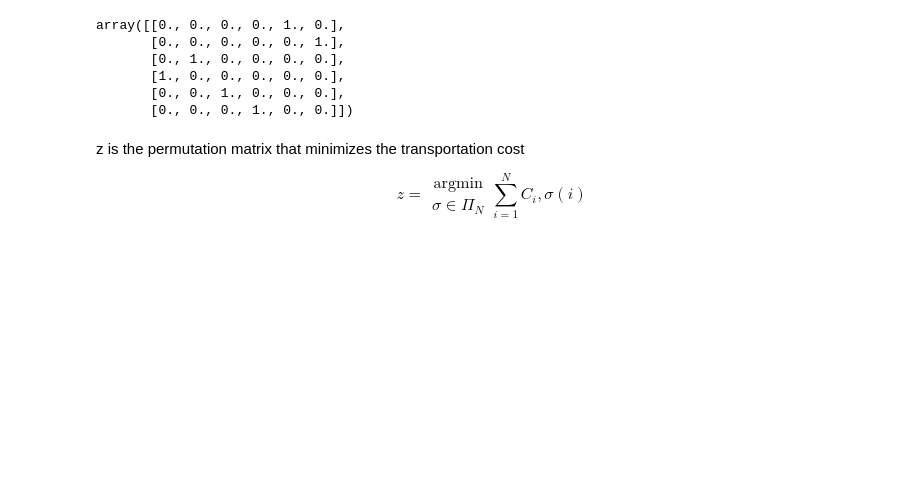
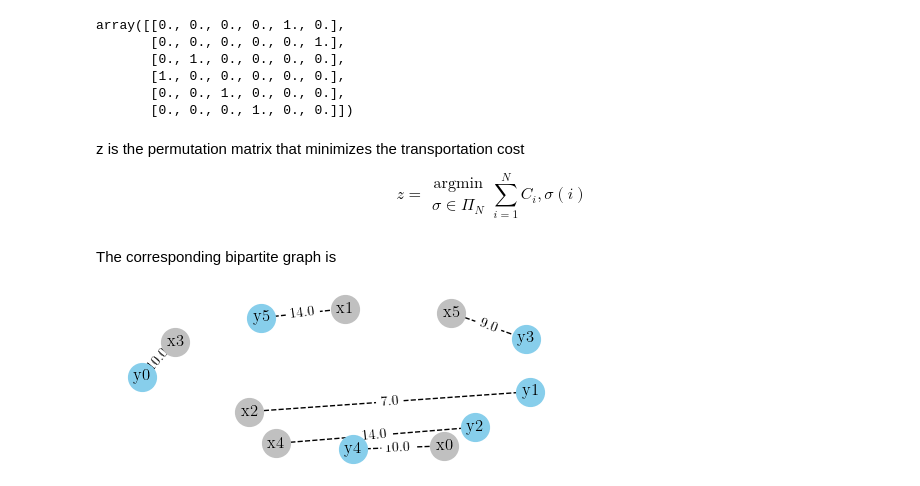
Before and after one commit to istmarc/optimal-transport, a Jupyter notebook: discrete/Minimum cost bipartite matching.ipynb, the cells around one changed output. Saved outputs shown, nothing was run; the diff lists cells and outputs as text; code cells hidden in the pictures; blank space fills up the shorter version.

```diff
--- a/discrete/Minimum cost bipartite matching.ipynb
+++ b/discrete/Minimum cost bipartite matching.ipynb
@@ -203,3 +207,37 @@ array([[0., 0., 0., 0., 1., 0.],
 z is the permutation matrix that minimizes the transportation cost
 
 $$z = \begin{array}{c}\text{argmin}\\ \sigma \in \Pi_{N}\end{array} \sum_{i=1}^{N} C_{i},\sigma(i)$$
+# %% [markdown]
+The corresponding bipartite graph is
+# %%
+sg = nx.Graph()
+nodes_x = ['x' + str(_x) for _x in list(range(N))]
+nodes_y = ['y' + str(_y) for _y in list(range(N))]
+for node in nodes_x + nodes_y:
+    sg.add_node(node)
+for i in range(N):
+    for j in range(N):
+        nodex = nodes_x[i]
+        nodey = nodes_y[j]
+        if (res[nodex] == nodey):
+            sg.add_edge(nodex, nodey, weight=C[i, j])
+# %%
+#draw_graph(sg, layout = "planar")
+fig = plt.figure(figsize=(5, 2))
+# Layout
+pos = nx.spring_layout(sg, k = 4, seed = 10)
+# Nodes
+nx.draw_networkx_nodes(sg, pos, nodelist=nodes_x, node_color = 'silver', node_size = 400)
+nx.draw_networkx_nodes(sg, pos, nodelist=nodes_y, node_color = 'skyblue', node_size = 400)
+# Nodes labels
+nx.draw_networkx_labels(sg, pos, font_color = 'black')
+# Edges
+nx.draw_networkx_edges(sg, pos, style = "dashed")
+# Edge weights labels
+edge_labels = nx.get_edge_attributes(sg, 'weight')
+nx.draw_networkx_edge_labels(sg, pos, edge_labels, font_color = 'black')
+plt.axis('off')
+plt.tight_layout()
+plt.show()
+# %% [output]
+[figure, added]
```
Also changed, not shown: parts of 10 cells of this notebook.
